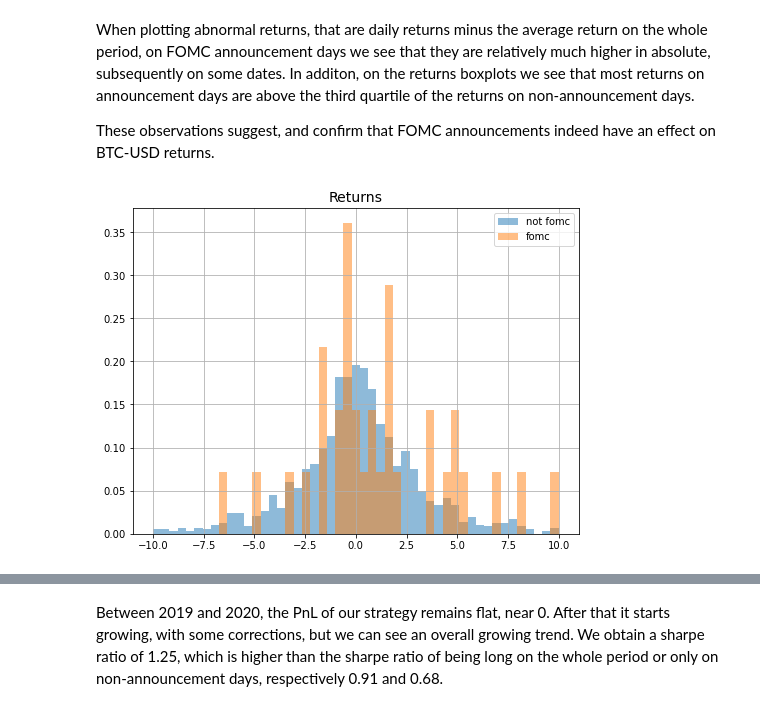
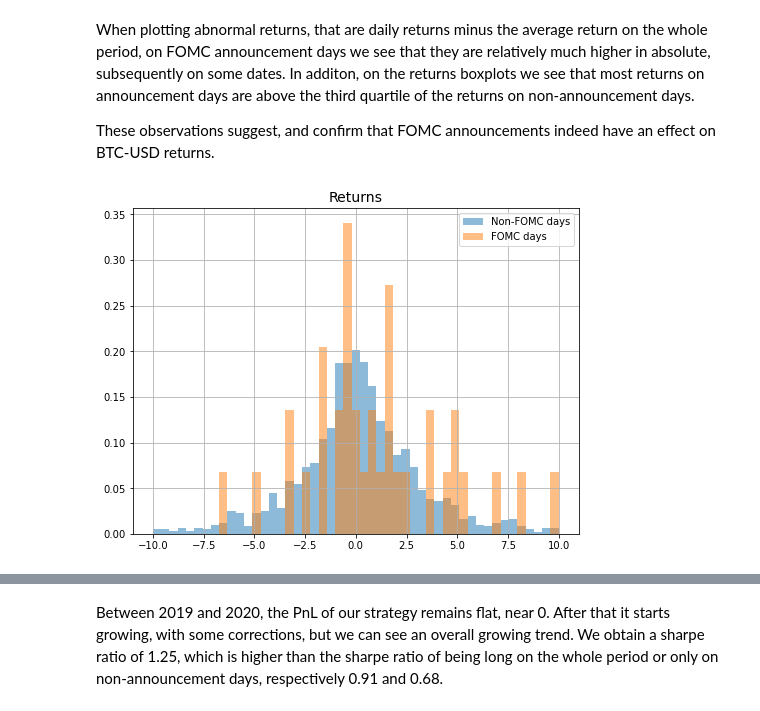
Before and after one commit to bsidibe1/algorithmic-event-trading-bitcoin, a Jupyter notebook: algo_event_trading_BTC.ipynb, the cells around one changed output, grey strips where cells are left out. Drawn from its saved outputs; the diff is of its cells as text; code cells hidden in the pictures.

```diff
--- a/algo_event_trading_BTC.ipynb
+++ b/algo_event_trading_BTC.ipynb
@@ -112,7 +112,7 @@ idx = statements[returns.sort_index().index[0]:].index.union(pd.to_datetime(pd.I
 
 
 # tableau des rendements
-ret_fomc = pd.concat({'fomc': returns.loc[returns.index.intersection(idx)],
-                      'not fomc': returns.loc[returns.index.difference(idx)]}, axis=1)
+ret_fomc = pd.concat({'FOMC days': returns.loc[returns.index.intersection(idx)],
+                      'Non-FOMC days': returns.loc[returns.index.difference(idx)]}, axis=1)
 ret_fomc.head()
 # %% [output]
@@ -154,14 +154,14 @@ These observations suggest, and confirm that FOMC announcements indeed have an e
 # %%
 plt.figure(figsize =(8,6))
 bins = np.linspace(-10, 10, 50)
-plt.hist(ret_fomc['not fomc']['Return'].dropna(), bins, density=True, alpha=0.5, label='not fomc')
-plt.hist(ret_fomc['fomc']['Return'].dropna(), bins, density=True, alpha=0.5, label='fomc')
+plt.hist(ret_fomc['Non-FOMC days']['Return'].dropna(), bins, density=True, alpha=0.5, label='Non-FOMC days')
+plt.hist(ret_fomc['FOMC days']['Return'].dropna(), bins, density=True, alpha=0.5, label='FOMC days')
 plt.title("Returns", fontsize = 14)
 plt.legend(loc='upper right')
 plt.grid(True)
 plt.show()
 # %% [output]
-[figure, old version]
+[figure, new version]
 # %%
 df = ret_fomc.xs('Return', axis=1, level=1).fillna(0).assign(ALL = lambda x: x.sum(axis=1))
 
```
Also changed, not shown: parts of 10 cells of this notebook, 3 other files.
